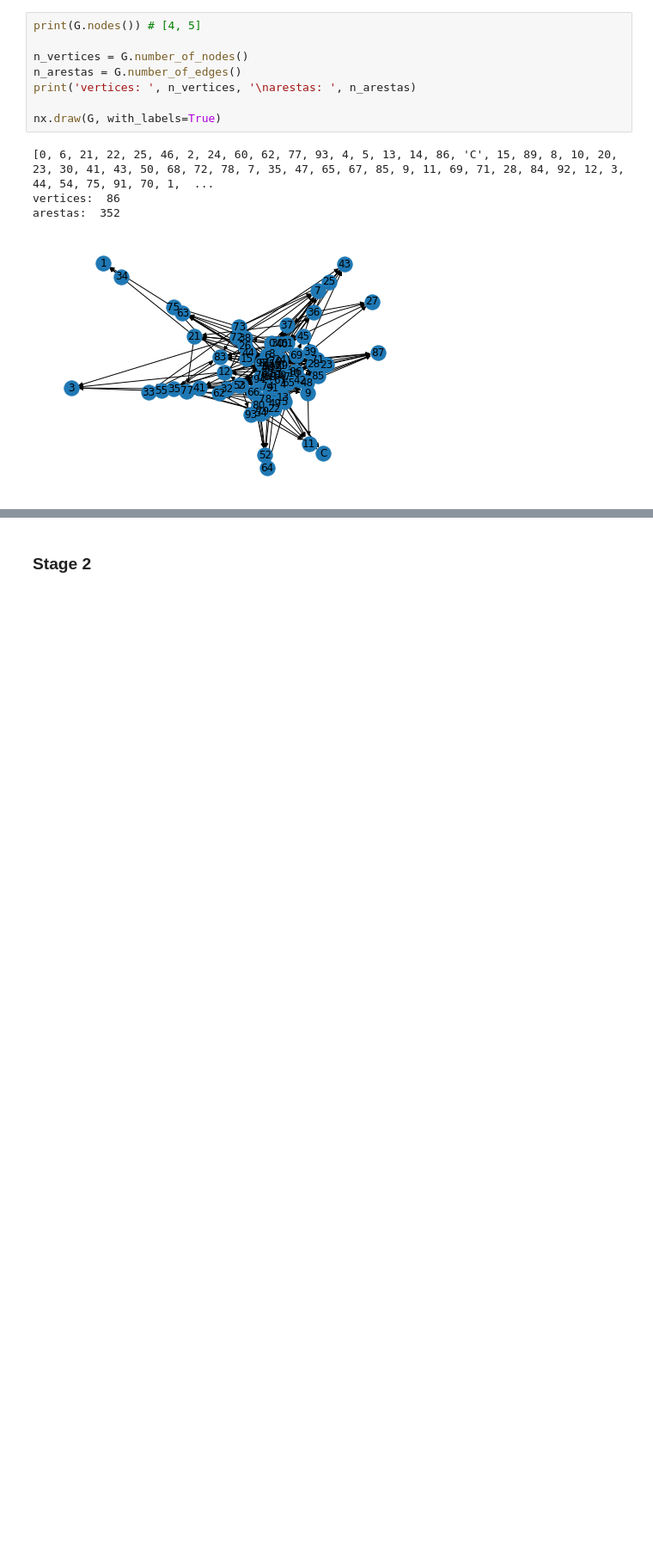
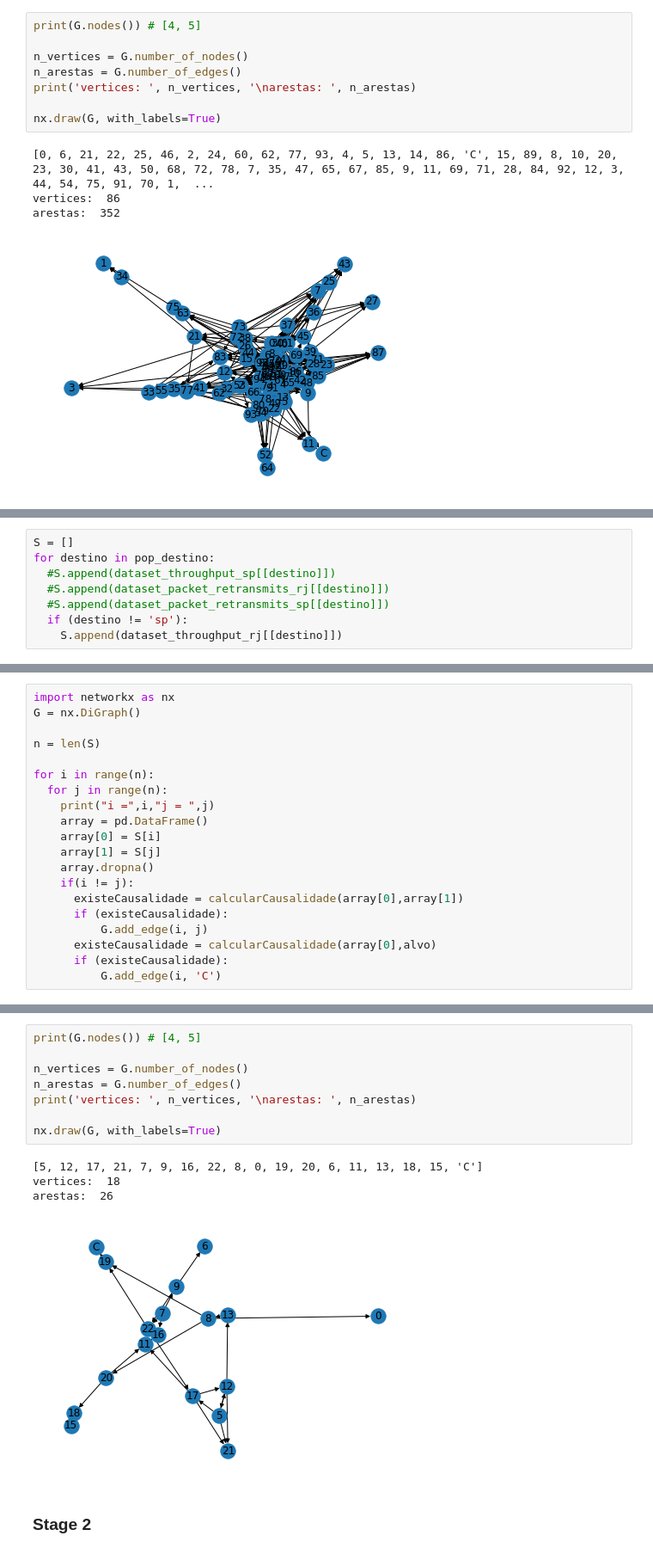
Before and after one commit to loyoladesa/qoeprediction, a Jupyter notebook: notebooks/GraphConstruction.ipynb, the cells around one changed output, grey strips where cells are left out. Shown at 86% size. Saved outputs shown, nothing was run; the diff lists cells and outputs as text; blank space fills up the shorter version.

```diff
--- a/notebooks/GraphConstruction.ipynb
+++ b/notebooks/GraphConstruction.ipynb
@@ -675,0 +608,8 @@ arestas:  352
+# %%
+S = []
+for destino in pop_destino:
+  #S.append(dataset_throughput_sp[[destino]])
+  #S.append(dataset_packet_retransmits_rj[[destino]])
+  #S.append(dataset_packet_retransmits_sp[[destino]])
+  if (destino != 'sp'):
+    S.append(dataset_throughput_rj[[destino]])
@@ -675,0 +620,20 @@ arestas:  352
+# %%
+import networkx as nx
+G = nx.DiGraph()
+
+n = len(S)
+
+for i in range(n):
+  for j in range(n):
+    print("i =",i,"j = ",j)
+    array = pd.DataFrame()
+    array[0] = S[i]
+    array[1] = S[j]
+    array.dropna()
+    if(i != j):
+      existeCausalidade = calcularCausalidade(array[0],array[1])
+      if (existeCausalidade):
+          G.add_edge(i, j)
+      existeCausalidade = calcularCausalidade(array[0],alvo)
+      if (existeCausalidade):
+          G.add_edge(i, 'C')
@@ -676,3 +658,16 @@ arestas:  352
+# %%
+print(G.nodes()) # [4, 5]
+
+n_vertices = G.number_of_nodes()
+n_arestas = G.number_of_edges()
+print('vertices: ', n_vertices, '\narestas: ', n_arestas)
+
+nx.draw(G, with_labels=True)
+# %% [output]
+[5, 12, 17, 21, 7, 9, 16, 22, 8, 0, 19, 20, 6, 11, 13, 18, 15, 'C']
+vertices:  18
+arestas:  26
+[figure, added]
 # %% [markdown]
 ### Stage 2
 # %%
```
Also changed, not shown: parts of 13 cells of this notebook.
